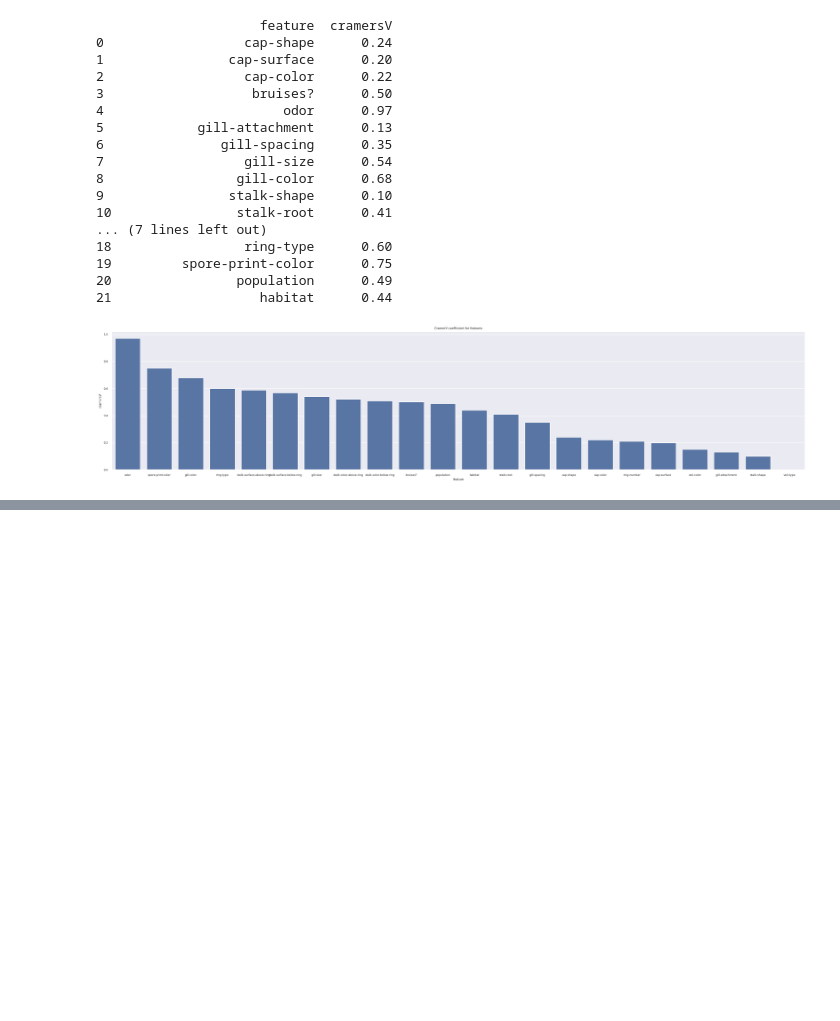
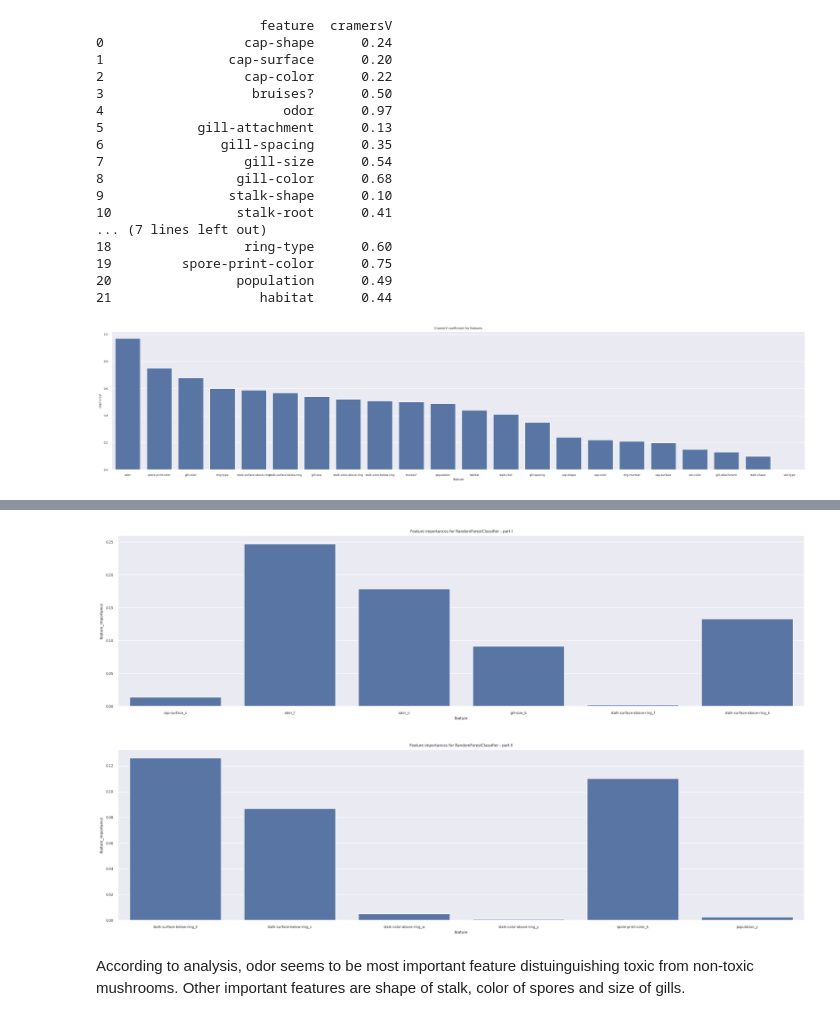
Before and after one commit to Aleksiiej/Machine-Learning, a Jupyter notebook: Classification_of_mushroom_species.ipynb, the cells around one changed output, grey strips where cells are left out. Saved outputs shown, nothing was run; the diff lists cells and outputs as text; code cells hidden in the pictures; blank space fills up the shorter version.

```diff
--- a/Classification_of_mushroom_species.ipynb
+++ b/Classification_of_mushroom_species.ipynb
@@ -251,0 +254,20 @@ plt.gca().plot([0, 1], [0, 1], '--', c='C1');
+# %%
+# analysis of features
+
+sns.set(rc={'figure.figsize': (24, 6)}, font_scale=0.6)
+df = pd.DataFrame(columns=['feature', 'feature_importance'])
+df['feature_importance'] = models.get('RandomForestClassifier').feature_importances_
+df['feature'] = X.columns
+# filtering features with no impact
+df = df[df['feature_importance'] > 0]
+sns.barplot(df.iloc[:round(len(df)/2),:], x='feature', y='feature_importance')
+plt.title('Feature importances for RandomForestClassifier - part I')
+plt.show()
+sns.barplot(df.iloc[round(len(df)/2):,:], x='feature', y='feature_importance')
+plt.title('Feature importances for RandomForestClassifier - part II')
+plt.show()
+# %% [output]
+[figure, added]
+[figure, added]
+# %% [markdown]
+According to analysis, odor seems to be most important feature distuinguishing toxic from non-toxic mushrooms. Other important features are shape of stalk, color of spores and size of gills.
```
Also changed, not shown: parts of 5 cells of this notebook.
